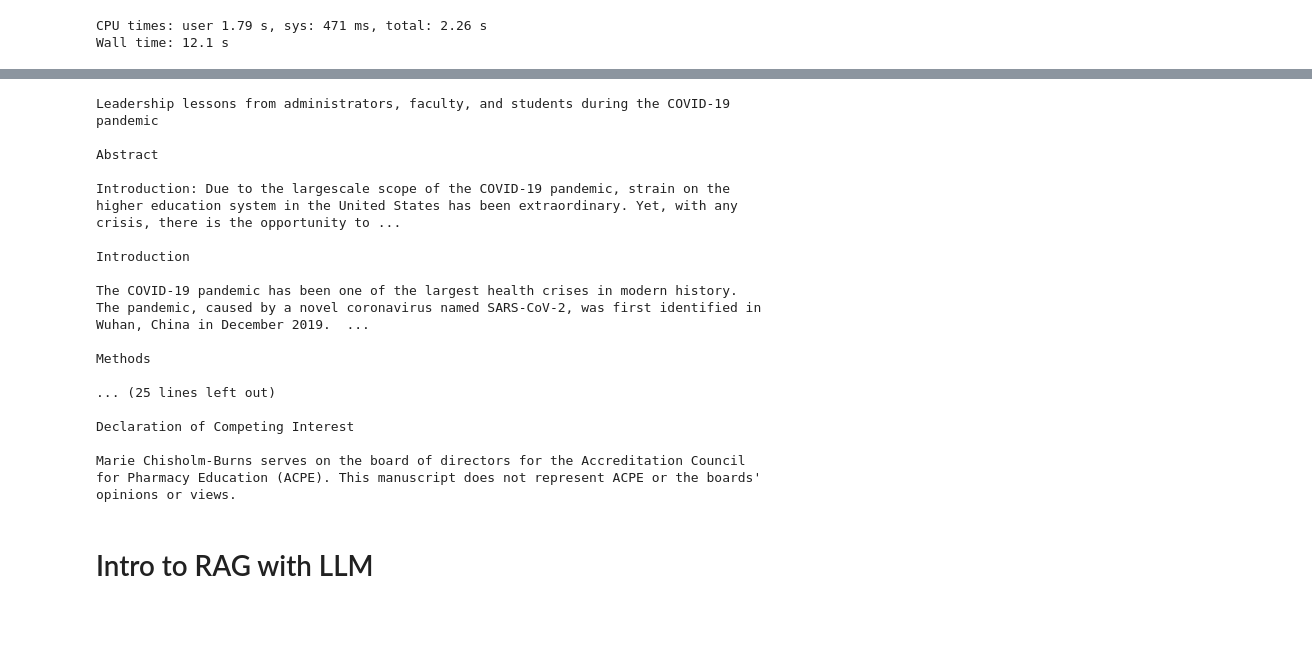
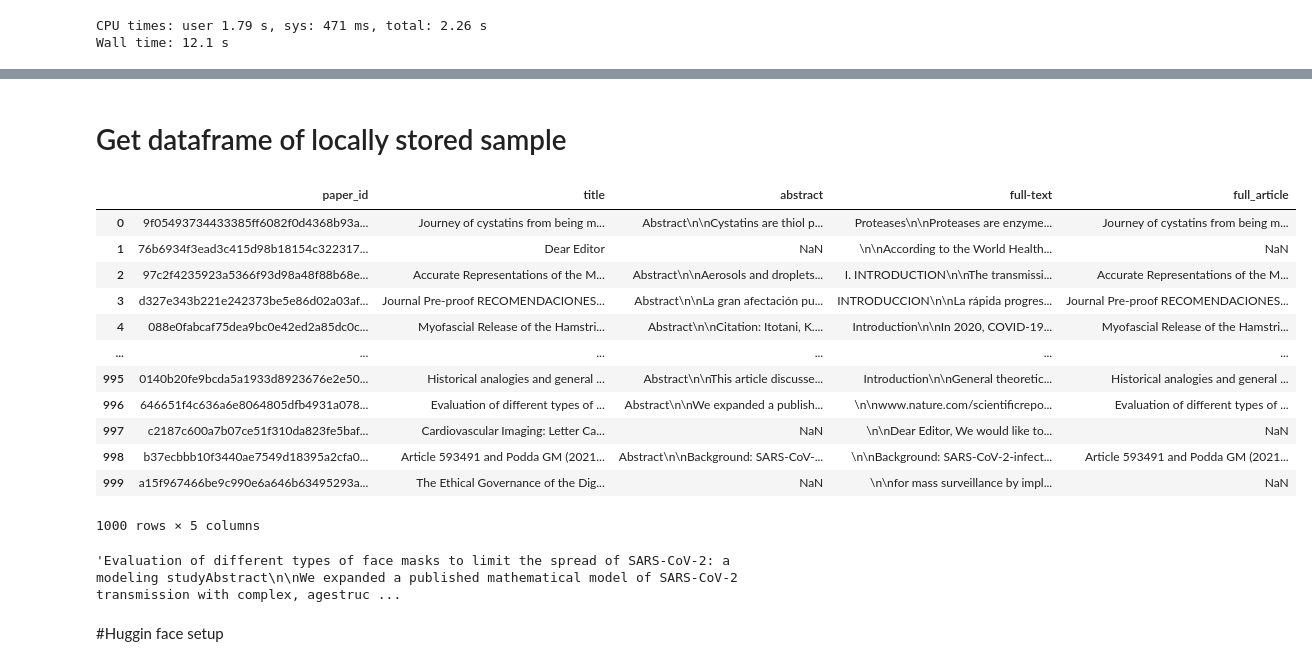
Before and after one commit to Glonnet/Sci_papers, a Jupyter notebook: notebooks/jakub-sci-papers.ipynb, the cells around one changed output, grey strips where cells are left out. Drawn from its saved outputs; the diff is of its cells as text; code cells hidden in the pictures; blank space fills up the shorter version.

```diff
--- a/notebooks/jakub-sci-papers.ipynb
+++ b/notebooks/jakub-sci-papers.ipynb
@@ -128,23 +113,40 @@ for f in all_files:
 # %%
 len(docs)
 print(docs[3])
+article = docs[3]
-# %% [output]
-Leadership lessons from administrators, faculty, and students during the COVID-19 pandemic
-
-Abstract
-
-Introduction: Due to the largescale scope of the COVID-19 pandemic, strain on the higher education system in the United States has been extraordinary. Yet, with any crisis, there is the opportunity to ...
-
-Introduction
-
-The COVID-19 pandemic has been one of the largest health crises in modern history. The pandemic, caused by a novel coronavirus named SARS-CoV-2, was first identified in Wuhan, China in December 2019.  ...
-
-Methods
-
-... (25 lines left out)
-
-Declaration of Competing Interest
-
-Marie Chisholm-Burns serves on the board of directors for the Accreditation Council for Pharmacy Education (ACPE). This manuscript does not represent ACPE or the boards' opinions or views.
-# %% [markdown]
-# Intro to RAG with LLM
+# %% [markdown]
+# Get dataframe of locally stored  sample
+# %%
+# loading 1000 art sample from file on Google Drive (when using Colab)
+import os
+from google.colab import drive
+
+if not os.path.exists("/content/drive"):
+        drive.mount('/content/drive')
+
+data = pd.read_excel('/content/drive/MyDrive/Sci_papers/papers_sample.xlsx')
+
+data['full_article'] = data['title'] + data['abstract'] + data['full-text']
+article = data['full_article'][996]
+# %%
+data
+# %% [output]
+|  | paper_id | title | abstract | full-text | full_article |
+| 0 | 9f05493734433385ff6082f0d4368b93a... | Journey of cystatins from being m... | Abstract\n\nCystatins are thiol p... | Proteases\n\nProteases are enzyme... | Journey of cystatins from being m... |
+| 1 | 76b6934f3ead3c415d98b18154c322317... | Dear Editor | NaN | \n\nAccording to the World Health... | NaN |
+| 2 | 97c2f4235923a5366f93d98a48f88b68e... | Accurate Representations of the M... | Abstract\n\nAerosols and droplets... | I. INTRODUCTION\n\nThe transmissi... | Accurate Representations of the M... |
+| 3 | d327e343b221e242373be5e86d02a03af... | Journal Pre-proof RECOMENDACIONES... | Abstract\n\nLa gran afectación pu... | INTRODUCCION\n\nLa rápida progres... | Journal Pre-proof RECOMENDACIONES... |
+| 4 | 088e0fabcaf75dea9bc0e42ed2a85dc0c... | Myofascial Release of the Hamstri... | Abstract\n\nCitation: Itotani, K.... | Introduction\n\nIn 2020, COVID-19... | Myofascial Release of the Hamstri... |
+| ... | ... | ... | ... | ... | ... |
+| 995 | 0140b20fe9bcda5a1933d8923676e2e50... | Historical analogies and general ... | Abstract\n\nThis article discusse... | Introduction\n\nGeneral theoretic... | Historical analogies and general ... |
+| 996 | 646651f4c636a6e8064805dfb4931a078... | Evaluation of different types of ... | Abstract\n\nWe expanded a publish... | \n\nwww.nature.com/scientificrepo... | Evaluation of different types of ... |
+| 997 | c2187c600a7b07ce51f310da823fe5baf... | Cardiovascular Imaging: Letter Ca... | NaN | \n\nDear Editor, We would like to... | NaN |
+| 998 | b37ecbbb10f3440ae7549d18395a2cfa0... | Article 593491 and Podda GM (2021... | Abstract\n\nBackground: SARS-CoV-... | \n\nBackground: SARS-CoV-2-infect... | Article 593491 and Podda GM (2021... |
+| 999 | a15f967466be9c990e6a646b63495293a... | The Ethical Governance of the Dig... | NaN | \n\nfor mass surveillance by impl... | NaN |
+1000 rows × 5 columns
+# %%
+article
+# %% [output]
+'Evaluation of different types of face masks to limit the spread of SARS-CoV-2: a modeling studyAbstract\n\nWe expanded a published mathematical model of SARS-CoV-2 transmission with complex, agestruc ...
+# %% [markdown]
+#Huggin face setup
```
Also changed, not shown: parts of 64 cells of this notebook.
